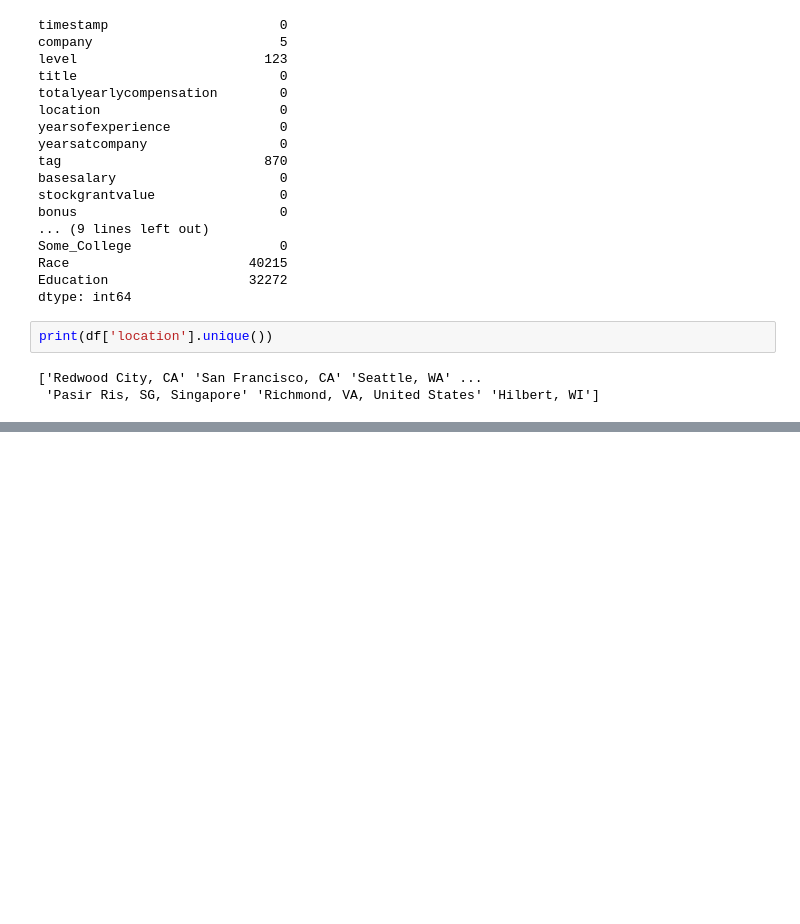
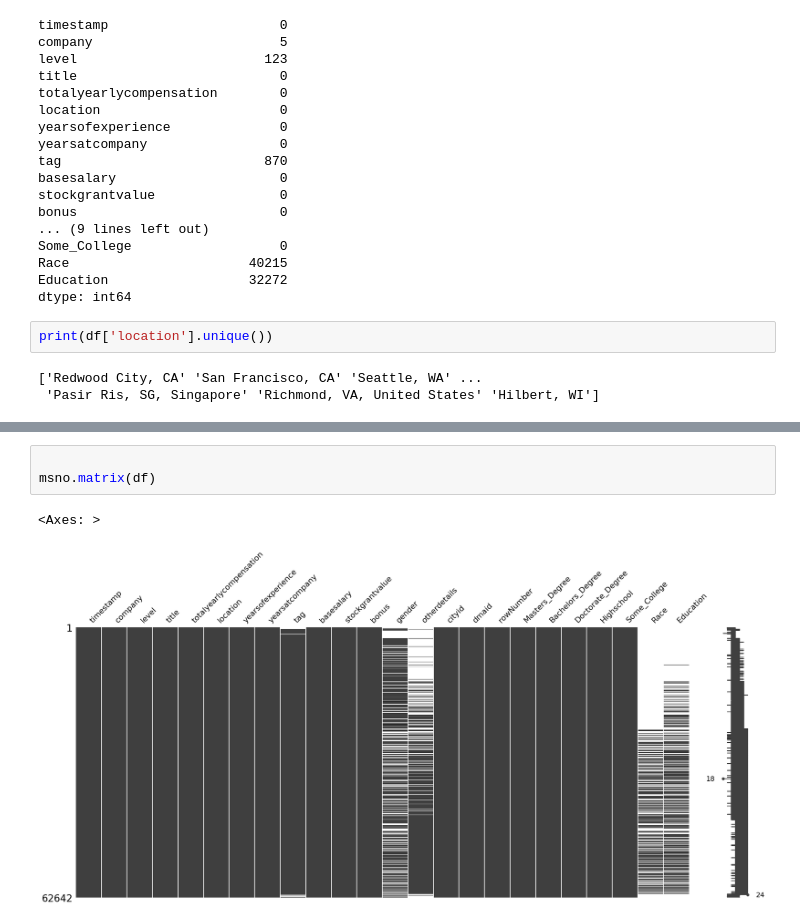
Before and after one commit to BI1LQV/551-tech-salary, a Jupyter notebook: EDA.ipynb, the cells around one changed output, grey strips where cells are left out. Cells and saved outputs as stored; diff of their text form; blank space fills up the shorter version.

```diff
--- a/EDA.ipynb
+++ b/EDA.ipynb
@@ -56,0 +75,6 @@ print(df['location'].unique())
+# %%
+
+msno.matrix(df)
+# %% [output]
+<Axes: >
+[figure, added]
```
Also changed, not shown: parts of 4 cells of this notebook.
